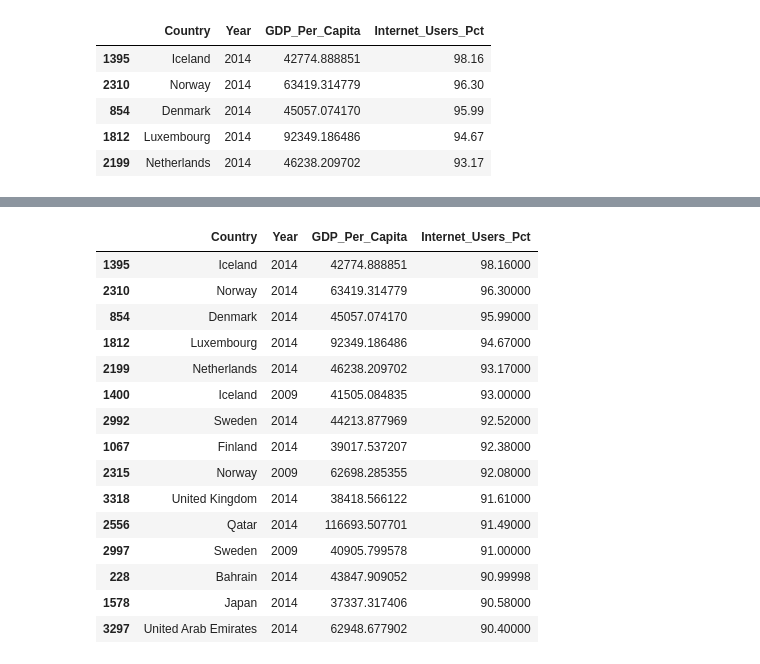
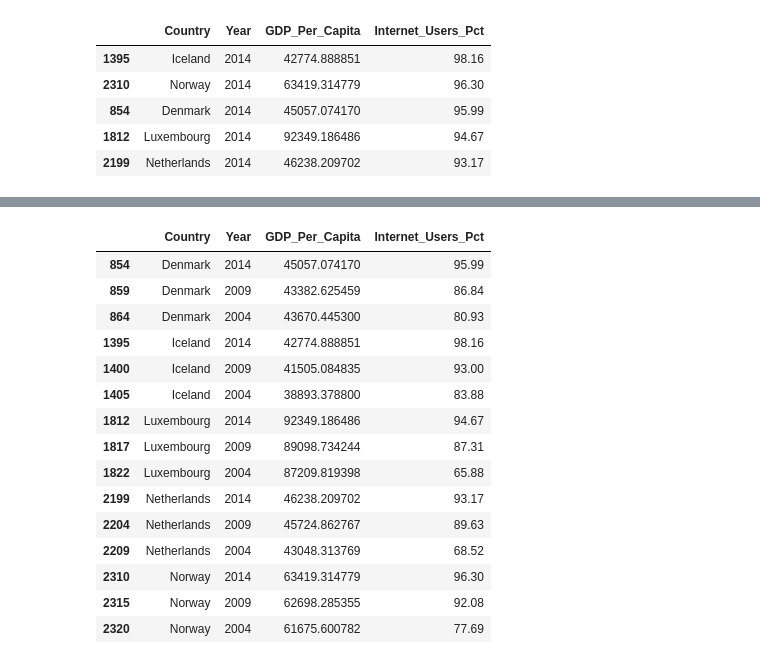
Before and after one commit to RakshandaKaukab05/gdp-and-internet-usage, a Jupyter notebook: new_gdp.ipynb, the cells around one changed output, grey strips where cells are left out. Cells and saved outputs as stored; diff of their text form; code cells hidden in the pictures.

```diff
--- a/new_gdp.ipynb
+++ b/new_gdp.ipynb
@@ -355,21 +386,22 @@ max_df1
 # %%
-##Create a data frame called top_5_internet from the combined data frame that has all three years.
-internet_comb_data =internet_gdp.nlargest(15,columns=['Internet_Users_Pct'])
-internet_comb_data
+##Create a data frame called top_5_internet from the combined data frame
+##that has all three years for these 5 countries
+top_5_internet=internet_gdp[internet_gdp['Country'].isin (['Iceland','Norway','Denmark','Luxembourg','Netherlands'])]
+top_5_internet
 # %% [output]
 |  | Country | Year | GDP_Per_Capita | Internet_Users_Pct |
-| 1395 | Iceland | 2014 | 42774.888851 | 98.16000 |
-| 2310 | Norway | 2014 | 63419.314779 | 96.30000 |
-| 854 | Denmark | 2014 | 45057.074170 | 95.99000 |
-| 1812 | Luxembourg | 2014 | 92349.186486 | 94.67000 |
-| 2199 | Netherlands | 2014 | 46238.209702 | 93.17000 |
-| 1400 | Iceland | 2009 | 41505.084835 | 93.00000 |
-| 2992 | Sweden | 2014 | 44213.877969 | 92.52000 |
-| 1067 | Finland | 2014 | 39017.537207 | 92.38000 |
-| 2315 | Norway | 2009 | 62698.285355 | 92.08000 |
-| 3318 | United Kingdom | 2014 | 38418.566122 | 91.61000 |
-| 2556 | Qatar | 2014 | 116693.507701 | 91.49000 |
-| 2997 | Sweden | 2009 | 40905.799578 | 91.00000 |
-| 228 | Bahrain | 2014 | 43847.909052 | 90.99998 |
-| 1578 | Japan | 2014 | 37337.317406 | 90.58000 |
-| 3297 | United Arab Emirates | 2014 | 62948.677902 | 90.40000 |
+| 854 | Denmark | 2014 | 45057.074170 | 95.99 |
+| 859 | Denmark | 2009 | 43382.625459 | 86.84 |
+| 864 | Denmark | 2004 | 43670.445300 | 80.93 |
+| 1395 | Iceland | 2014 | 42774.888851 | 98.16 |
+| 1400 | Iceland | 2009 | 41505.084835 | 93.00 |
+| 1405 | Iceland | 2004 | 38893.378800 | 83.88 |
+| 1812 | Luxembourg | 2014 | 92349.186486 | 94.67 |
+| 1817 | Luxembourg | 2009 | 89098.734244 | 87.31 |
+| 1822 | Luxembourg | 2004 | 87209.819398 | 65.88 |
+| 2199 | Netherlands | 2014 | 46238.209702 | 93.17 |
+| 2204 | Netherlands | 2009 | 45724.862767 | 89.63 |
+| 2209 | Netherlands | 2004 | 43048.313769 | 68.52 |
+| 2310 | Norway | 2014 | 63419.314779 | 96.30 |
+| 2315 | Norway | 2009 | 62698.285355 | 92.08 |
+| 2320 | Norway | 2004 | 61675.600782 | 77.69 |
```
Also changed, not shown: parts of 39 cells of this notebook.
